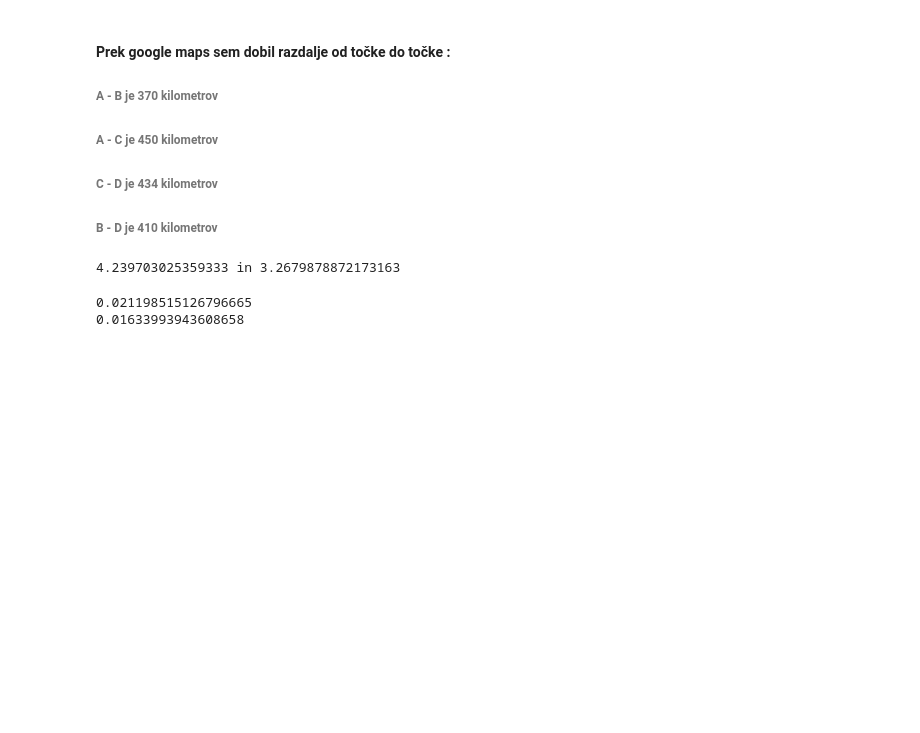
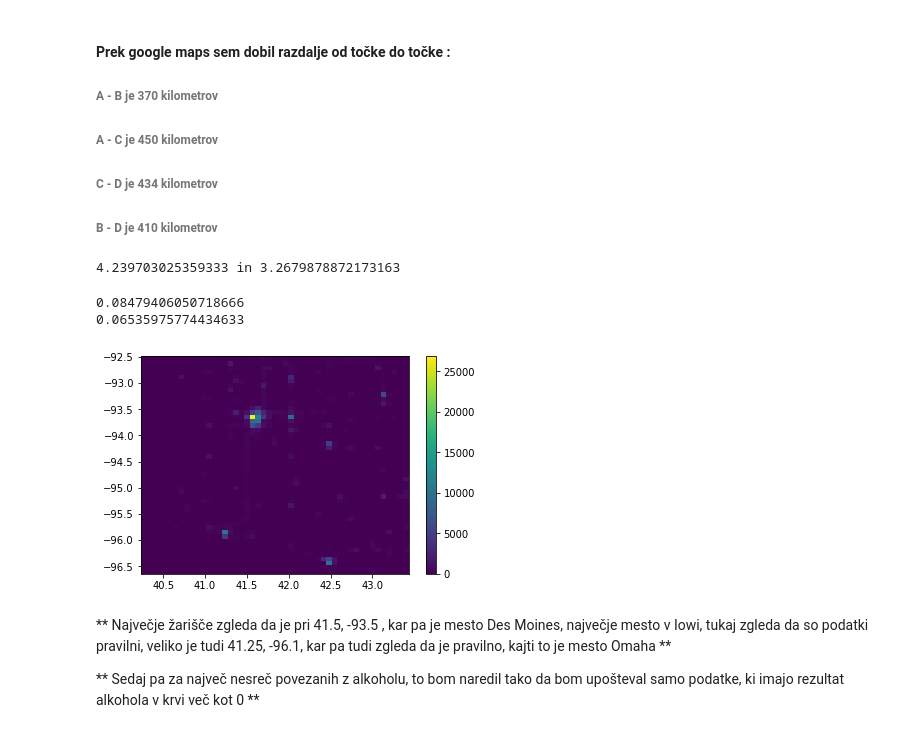
Before and after one commit to Zanz2/PR18zzdzkc, a Jupyter notebook: Vprasanje_3.ipynb, the cells around one changed output. Saved outputs shown, nothing was run; the diff lists cells and outputs as text; code cells hidden in the pictures; blank space fills up the shorter version.

```diff
--- a/Vprasanje_3.ipynb
+++ b/Vprasanje_3.ipynb
@@ -128,10 +128,10 @@ print(str(difference_crash_X)+" in "+str(difference_crash_Y))
 4.239703025359333 in 3.2679878872173163
 # %%
 # Razlika med max X in min X, ter razlika med max Y in min Y: 4.239703025359333 in 3.2679878872173163
-crash_x_limit = difference_crash_X/200
-crash_y_limit = difference_crash_Y/200
-print(crash_x_limit)
-print(crash_y_limit)
+crash_x_step = difference_crash_x/50
+crash_y_step = difference_crash_y/50
+print(crash_x_step)
+print(crash_y_step)
 # %% [output]
-0.021198515126796665
-0.01633993943608658
+0.08479406050718666
+0.06535975774434633
@@ -137,0 +161,50 @@ print(crash_y_limit)
+# %%
+def find_index_y(y_coord):
+    for index,point in enumerate(y_positions):
+        if(index == len(y_positions)-1):
+            return -1
+        if(point<y_coord and y_coord<y_positions[index+1]):
+            return index
+
+def find_range_y(index):
+    return [y_positions[index],y_positions[index+1]]
+# %%
+# Nardiv matrico za koordinate
+crash1_reader = DictReader(open('data/Crash_Data_1_filt.csv', 'rt', encoding='utf-8'))
+crash2_reader = DictReader(open('data/Crash_Data_2_filt.csv', 'rt', encoding='utf-8'))
+w, h = len(x_positions), len(y_positions);
+x_coordinates = [0 for x in range(w)]
+y_coordinates = [0 for x in range(h)]
+coord_matrix = [[0 for x in range(w)] for y in range(h)]
+for crash in crash1_reader:
+    x_pos = float(crash["\ufeffX"])
+    y_pos = float(crash["Y"])
+    arrx = find_index_x(x_pos)
+    arry = find_index_y(y_pos)
+    x_coordinates[arrx]+=1
+    y_coordinates[arry]+=1
+    coord_matrix[arry][arrx] += 1
+#print(coord_matrix)
+# %%
+
+x = x_positions
+y = y_positions
+intensity = coord_matrix
+
+
+x, y = np.meshgrid(x, y)
+
+
+intensity = np.array(intensity)
+
+
+plt.pcolormesh(y, x, intensity)
+plt.colorbar()
+plt.show()
+# %% [output]
+[figure, added]
+# %% [markdown]
+** Največje žarišče zgleda da je pri 41.5, -93.5 , kar pa je mesto Des Moines, največje mesto v Iowi, tukaj zgleda da so podatki pravilni, veliko je tudi 41.25, -96.1, kar pa tudi zgleda da je pravilno, kajti to je mesto Omaha  **
+
+
+** Sedaj pa za največ nesreč povezanih z alkoholu, to bom naredil tako da bom upošteval samo podatke, ki imajo rezultat alkohola v krvi več kot 0 **
```
Also changed, not shown: parts of 6 cells of this notebook.
